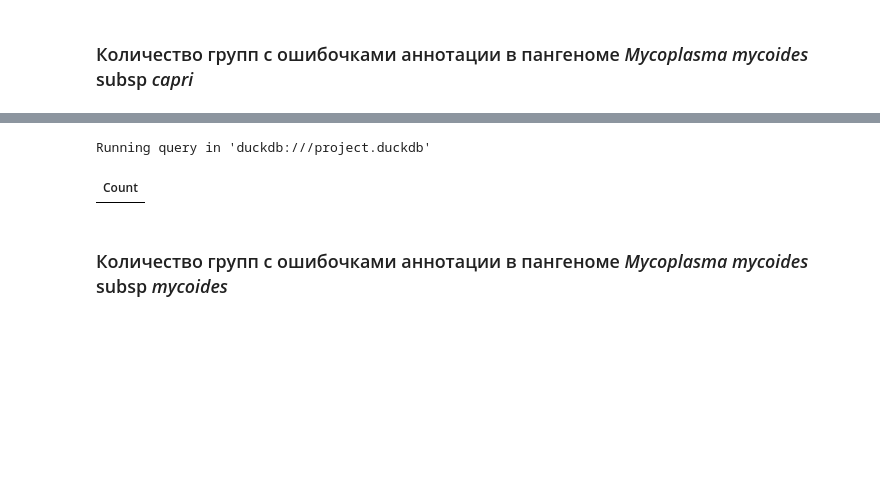
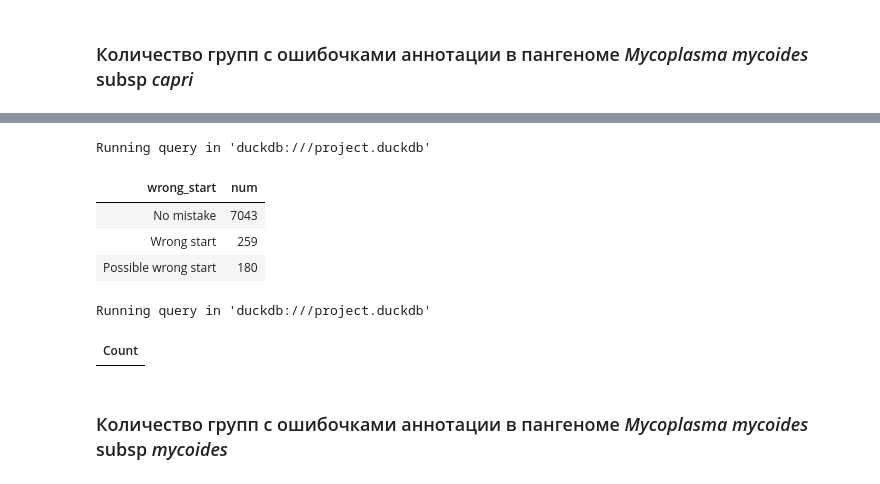
Before and after one commit to Real-Ivan-Chernykh/alan_pangenome, a Jupyter notebook: notebooks/Analyse_result.ipynb, the cells around one changed output, grey strips where cells are left out. Saved outputs shown, nothing was run; the diff lists cells and outputs as text; code cells hidden in the pictures; blank space fills up the shorter version.

```diff
--- a/notebooks/Analyse_result.ipynb
+++ b/notebooks/Analyse_result.ipynb
@@ -599,3 +573,15 @@ Running query in 'duckdb:///project.duckdb'
+# %%
+%%sql
+SELECT wrong_start,
+        COUNT(*) as num
+FROM alan_table_capri
+GROUP BY wrong_start
+# %% [output]
+Running query in 'duckdb:///project.duckdb'
+| wrong_start | num |
+| No mistake | 7043 |
+| Wrong start | 259 |
+| Possible wrong start | 180 |
 # %%
 %%sql
 CREATE
```
Also changed, not shown: parts of 26 cells of this notebook, 9 other files.
